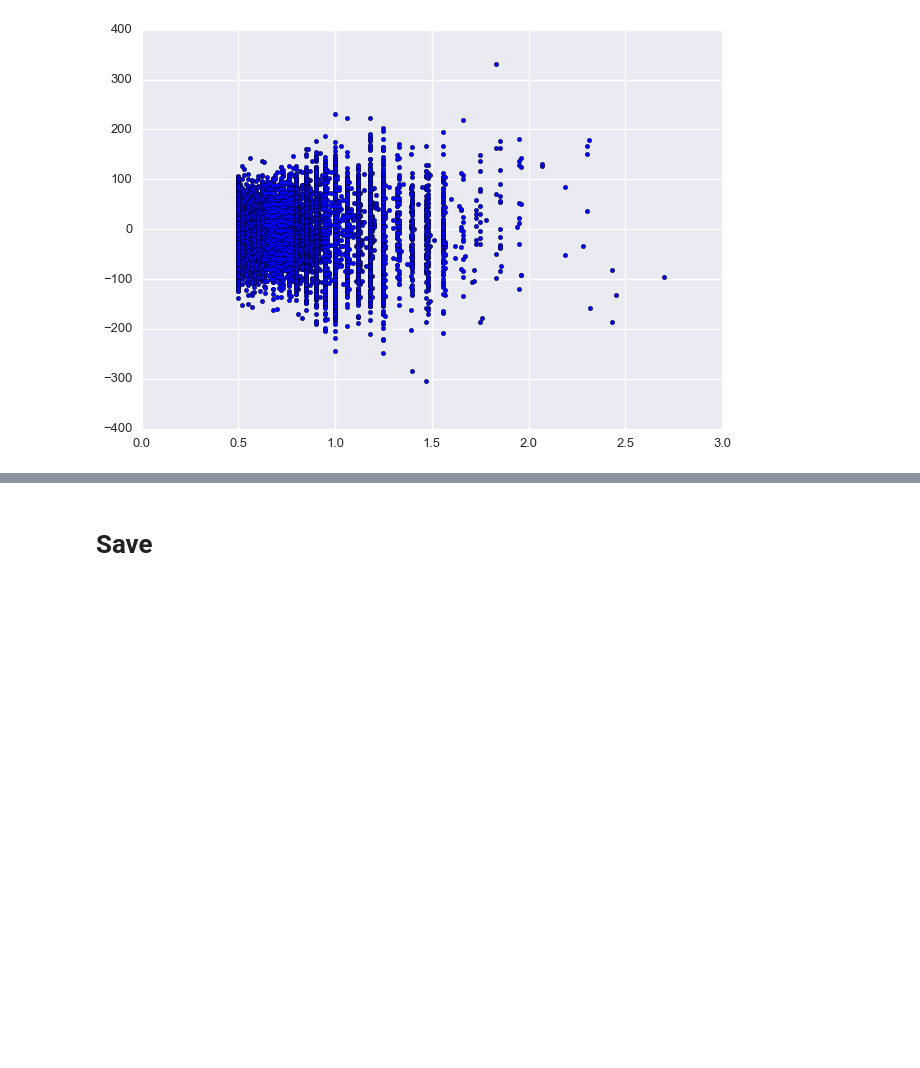
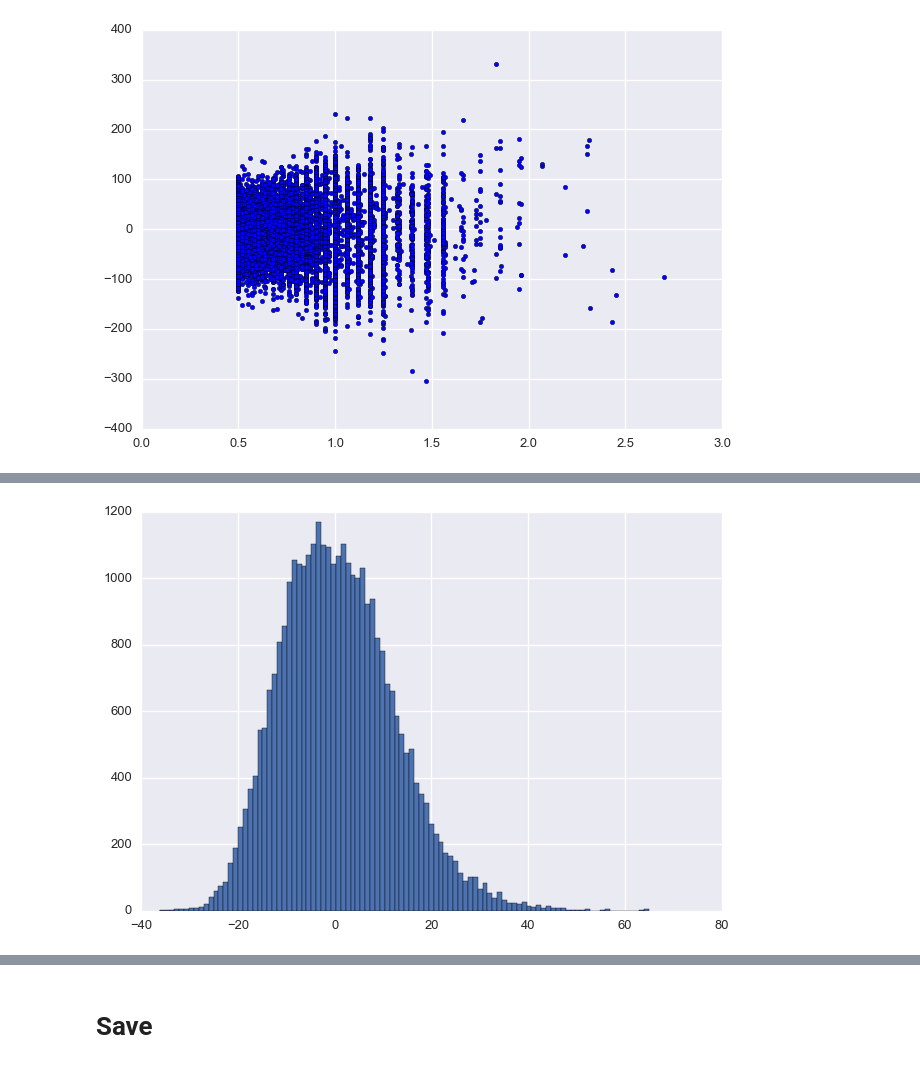
Before and after one commit to alexsyrom/datascience-ml-2, a Jupyter notebook: ldtr.ipynb, the cells around one changed output, grey strips where cells are left out. Saved outputs shown, nothing was run; the diff lists cells and outputs as text; code cells hidden in the pictures; blank space fills up the shorter version.

```diff
--- a/ldtr.ipynb
+++ b/ldtr.ipynb
@@ -344,0 +339,2 @@ plt.show()
+# %%
+sample_weight_subtrain = np.power(y_subtrain, -1)
@@ -344,0 +395,5 @@ plt.show()
+# %%
+plt.hist(100 * (y_pred - y_validation) / y_validation , bins=100)
+plt.show()
+# %% [output]
+[figure, added]
```
Also changed, not shown: parts of 53 cells of this notebook, 1 other file.
